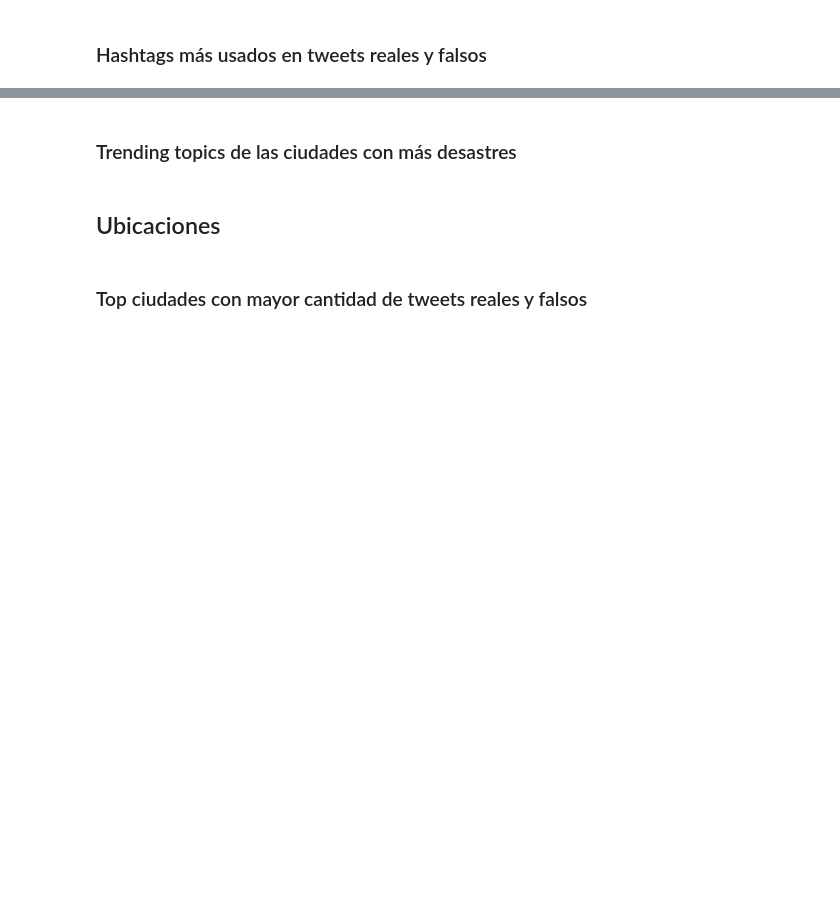
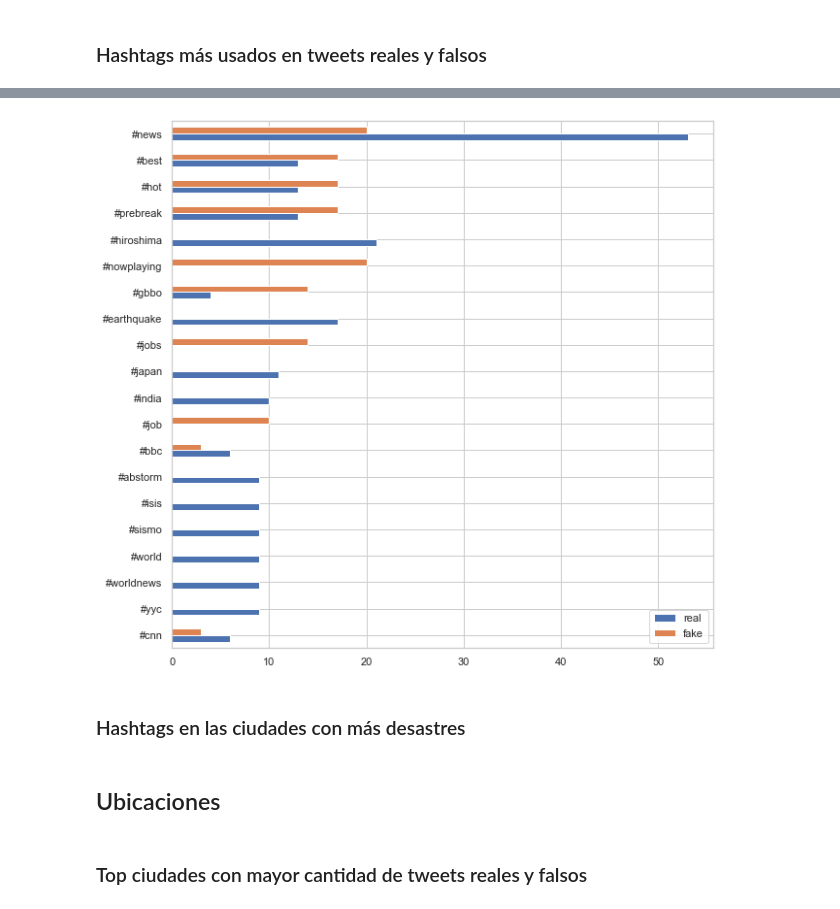
Before and after one commit to milemarchese/OrganizacionDeDatos, a Jupyter notebook: Análisis Exploratorio.ipynb, the cells around one changed output, grey strips where cells are left out. Saved outputs shown, nothing was run; the diff lists cells and outputs as text; code cells hidden in the pictures; blank space fills up the shorter version.

```diff
--- a/Análisis Exploratorio.ipynb
+++ b/Análisis Exploratorio.ipynb
@@ -493,6 +645,14 @@ plt.show()
+# %%
+top_real_hashtags = true_by_hashtags.groupby('hashtags').agg({'target':'count'}).nlargest(50, columns='target')
+top_real_hashtags.columns = ["real"]
+# %%
+top_fake_hashtags = false_by_hashtags.groupby('hashtags').agg({'target':'count'}).nlargest(50, columns="target")
+top_fake_hashtags.columns = ["fake"]
 # %%
-all_hashtags = pd.concat([top_true_hashtags,top_fake_hashtags],join="outer",axis=1)
+all_hashtags = pd.concat([top_real_hashtags,top_fake_hashtags],join="outer",axis=1)
 all_hashtags.fillna(0,inplace=True)
 all_hashtags['total'] = all_hashtags['real'] + all_hashtags['fake']
 top_20_hashtags = all_hashtags.nlargest(20, "total")
 ax = top_20_hashtags.sort_values(by='total').loc[:, ['real', 'fake']].plot(kind='barh', figsize=(10, 10))
+# %% [output]
+[figure, added]
@@ -503,5 +659,5 @@ ax = both_hashtags.loc[:, ['real', 'fake']].sort_values(by='real').plot(kind='ba
 # %% [markdown]
-### Trending topics de las ciudades con más desastres
+### Hashtags en las ciudades con más desastres
 # %%
 tweets_hashtags.dropna(subset = ['location', 'hashtags'], inplace= True)
 tweets_hashtags = tweets_hashtags.loc[(tweets.target == 1), :]
```
Also changed, not shown: parts of 99 cells of this notebook, 8 other files.
